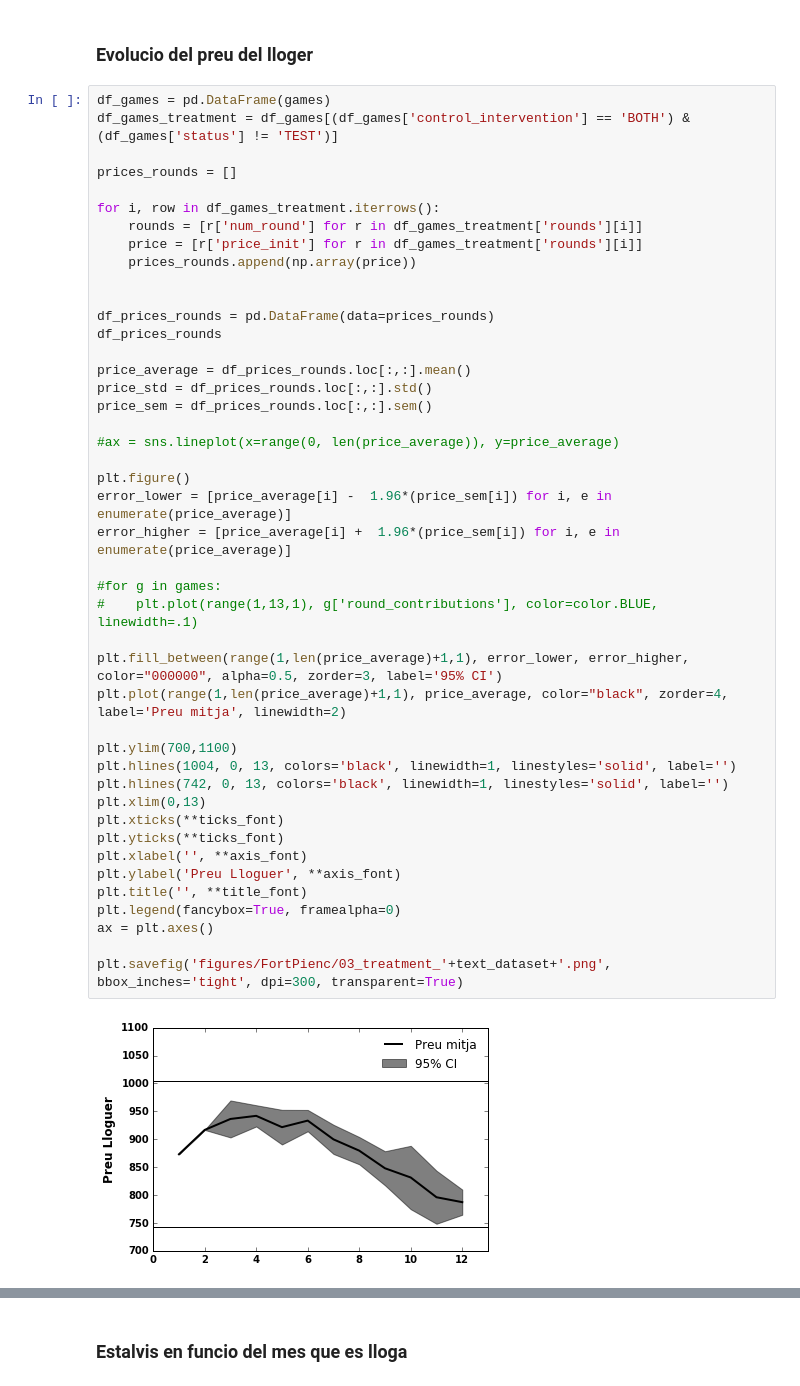
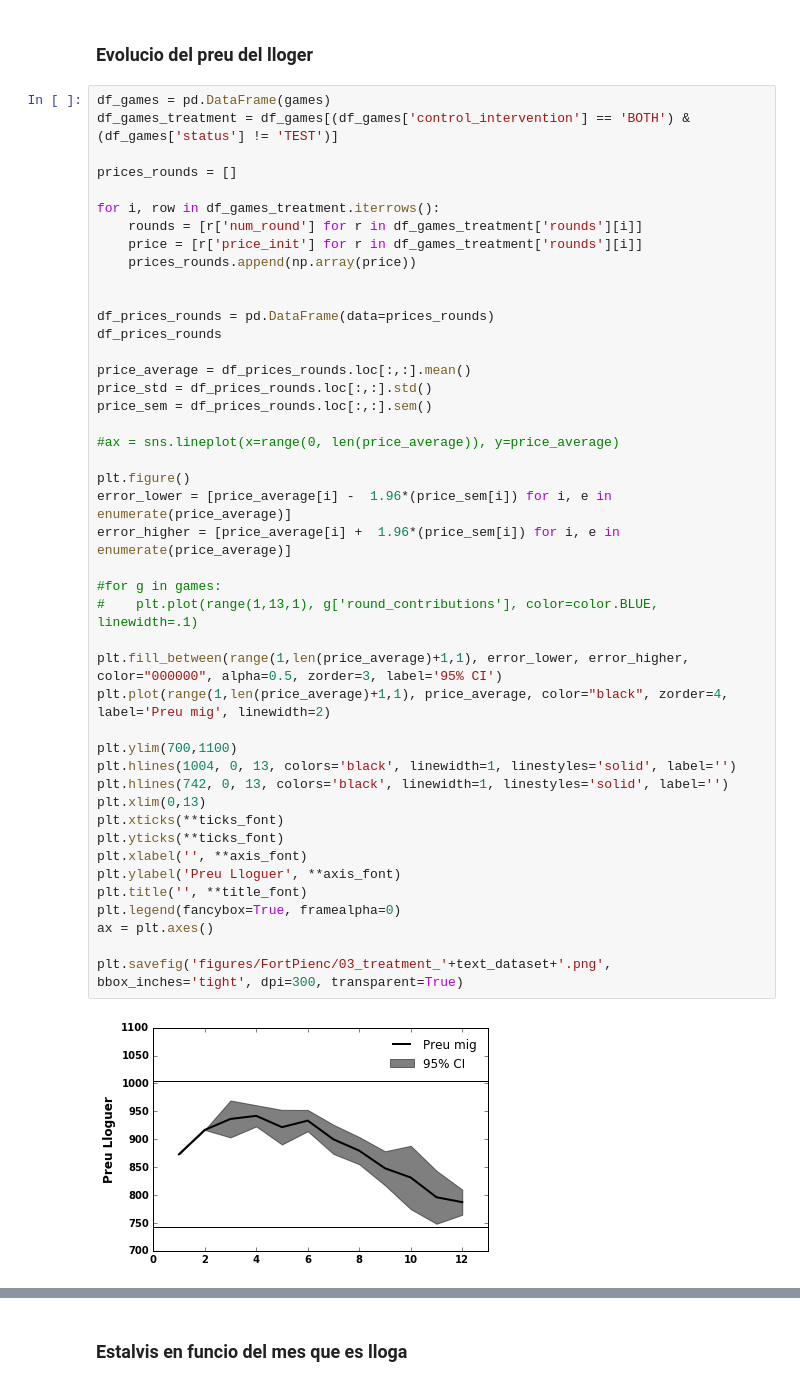
Before and after one commit to jvicens/bibliolab-housing-analysis, a Jupyter notebook: Report Analysis/bibliolab_data_analysis_fortpienc.ipynb, the cells around one changed output, grey strips where cells are left out. Drawn from its saved outputs; the diff is of its cells as text.

```diff
--- a/Report Analysis/bibliolab_data_analysis_fortpienc.ipynb
+++ b/Report Analysis/bibliolab_data_analysis_fortpienc.ipynb
@@ -1395,35 +1387,35 @@ df_prices_rounds
 
 price_average = df_prices_rounds.loc[:,:].mean()
 price_std = df_prices_rounds.loc[:,:].std()
 price_sem = df_prices_rounds.loc[:,:].sem()
 
 #ax = sns.lineplot(x=range(0, len(price_average)), y=price_average)
 
 plt.figure()
 error_lower = [price_average[i] -  1.96*(price_sem[i]) for i, e in enumerate(price_average)]
 error_higher = [price_average[i] +  1.96*(price_sem[i]) for i, e in enumerate(price_average)]
 
 #for g in games:
 #    plt.plot(range(1,13,1), g['round_contributions'], color=color.BLUE, linewidth=.1)
 
 plt.fill_between(range(1,len(price_average)+1,1), error_lower, error_higher, color="000000", alpha=0.5, zorder=3, label='95% CI')
-plt.plot(range(1,len(price_average)+1,1), price_average, color="black", zorder=4, label='Preu mitja', linewidth=2)
+plt.plot(range(1,len(price_average)+1,1), price_average, color="black", zorder=4, label='Preu mig', linewidth=2)
 
 plt.ylim(700,1100)
 plt.hlines(1004, 0, 13, colors='black', linewidth=1, linestyles='solid', label='')
 plt.hlines(742, 0, 13, colors='black', linewidth=1, linestyles='solid', label='')
 plt.xlim(0,13)
 plt.xticks(**ticks_font)
 plt.yticks(**ticks_font)
 plt.xlabel('', **axis_font)
 plt.ylabel('Preu Lloguer', **axis_font)
 plt.title('', **title_font)
 plt.legend(fancybox=True, framealpha=0)
 ax = plt.axes()
 
 plt.savefig('figures/FortPienc/03_treatment_'+text_dataset+'.png', bbox_inches='tight', dpi=300, transparent=True)
 # %% [output]
-[figure, old version]
+[figure, new version]
 # %%
 df_games = pd.DataFrame(games)
 df_games_no_treatment = df_games[(df_games['control_intervention'] == 'NONE') & (df_games['status'] != 'TEST')]
```
Also changed, not shown: parts of 6 cells of this notebook, 10 other files.
